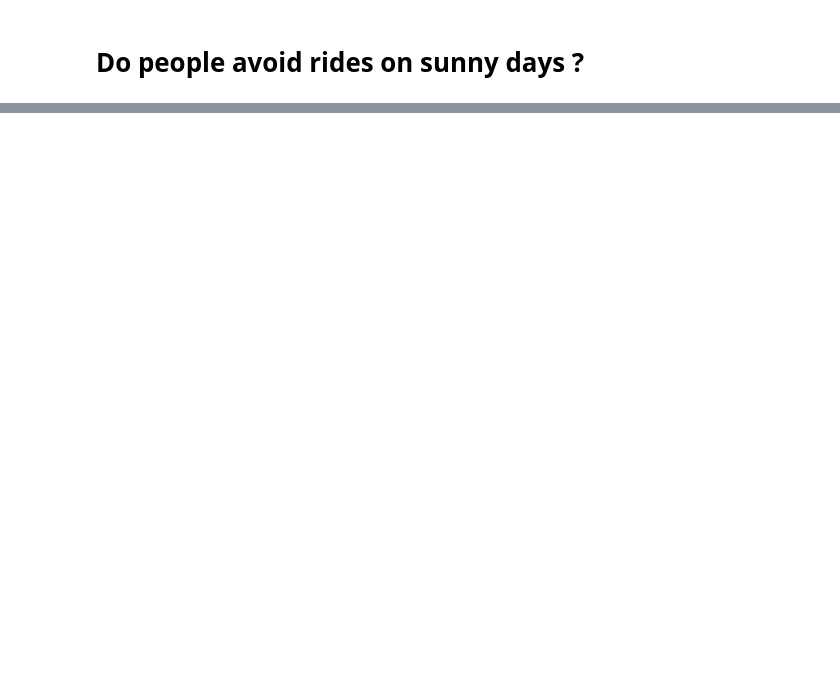
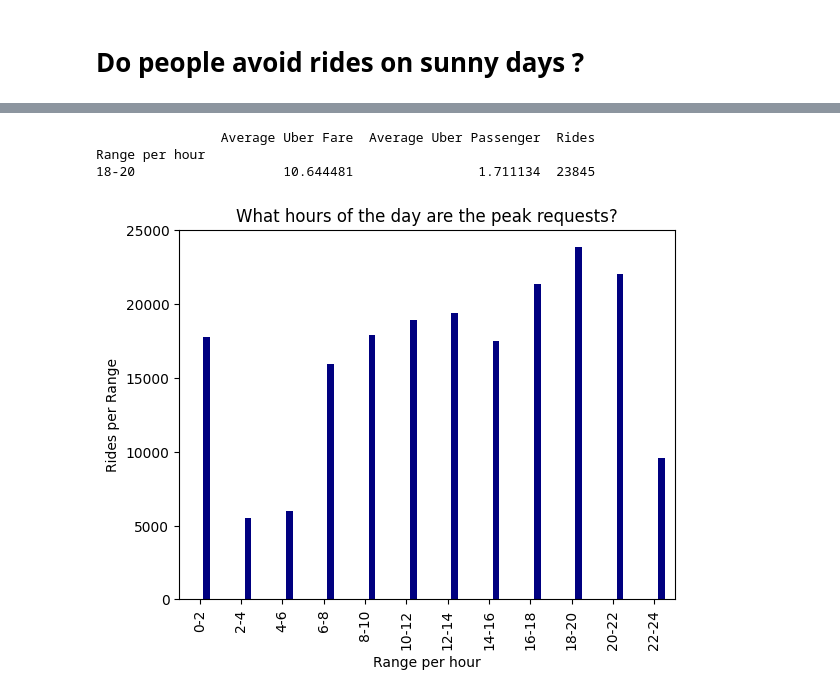
Before and after one commit to KevinZhuangC/project-1, a Jupyter notebook: project1-Group3.ipynb, the cells around one changed output, grey strips where cells are left out. Saved outputs shown, nothing was run; the diff lists cells and outputs as text; code cells hidden in the pictures; blank space fills up the shorter version.

```diff
--- a/project1-Group3.ipynb
+++ b/project1-Group3.ipynb
@@ -379,0 +432,8 @@ plt.show()
+# %%
+# Group by ranges of hours
+# Establish the bins
+uber_bins = [0, 2, 4, 6, 8, 10, 12, 14, 16, 18, 20, 22, 24]
+labels = ["0-2","2-4","4-6","6-8","8-10","10-12","12-14","14-16","16-18","18-20","20-22","22-24"]
+uber_new1["Range per hour"] = pd.cut(uber_new1["hour"], uber_bins, labels=labels, include_lowest=True)
+
+uber_new1
@@ -379,0 +454,15 @@ plt.show()
+# %%
+#  Calculate averages for the desired columns.
+uber_fare = uber_new1.groupby(["Range per hour"])["fare_amount"].mean()
+uber_passenger = uber_new1.groupby(["Range per hour"])["passenger_count"].mean()
+uber_count = uber_new1.groupby(["Range per hour"])["Unnamed: 0"].count()
+
+# Assemble into DataFrame
+
+uber_summary = pd.DataFrame({"Average Uber Fare":uber_fare,"Average Uber Passenger": uber_passenger,"Rides": uber_count})
+
+max_rides_value = uber_summary["Rides"].max()
+row_max = uber_summary.loc[uber_summary['Rides'] == max_rides_value]
+
+# Display results
+uber_summary
@@ -379,0 +484,14 @@ plt.show()
+# %%
+print(row_max)
+color = ['navy']
+width = 0.5
+uber_summary.plot(kind="bar", ylabel='Rides per Range', legend=False, title='What hours of the day are the peak requests?',color=color, width=width)
+
+# Save the figure
+plt.savefig("output_data/Fig1.png")
+plt.show()
+# %% [output]
+                Average Uber Fare  Average Uber Passenger  Rides
+Range per hour
+18-20                   10.644481                1.711134  23845
+[figure, added]
```
Also changed, not shown: parts of 23 cells of this notebook.
